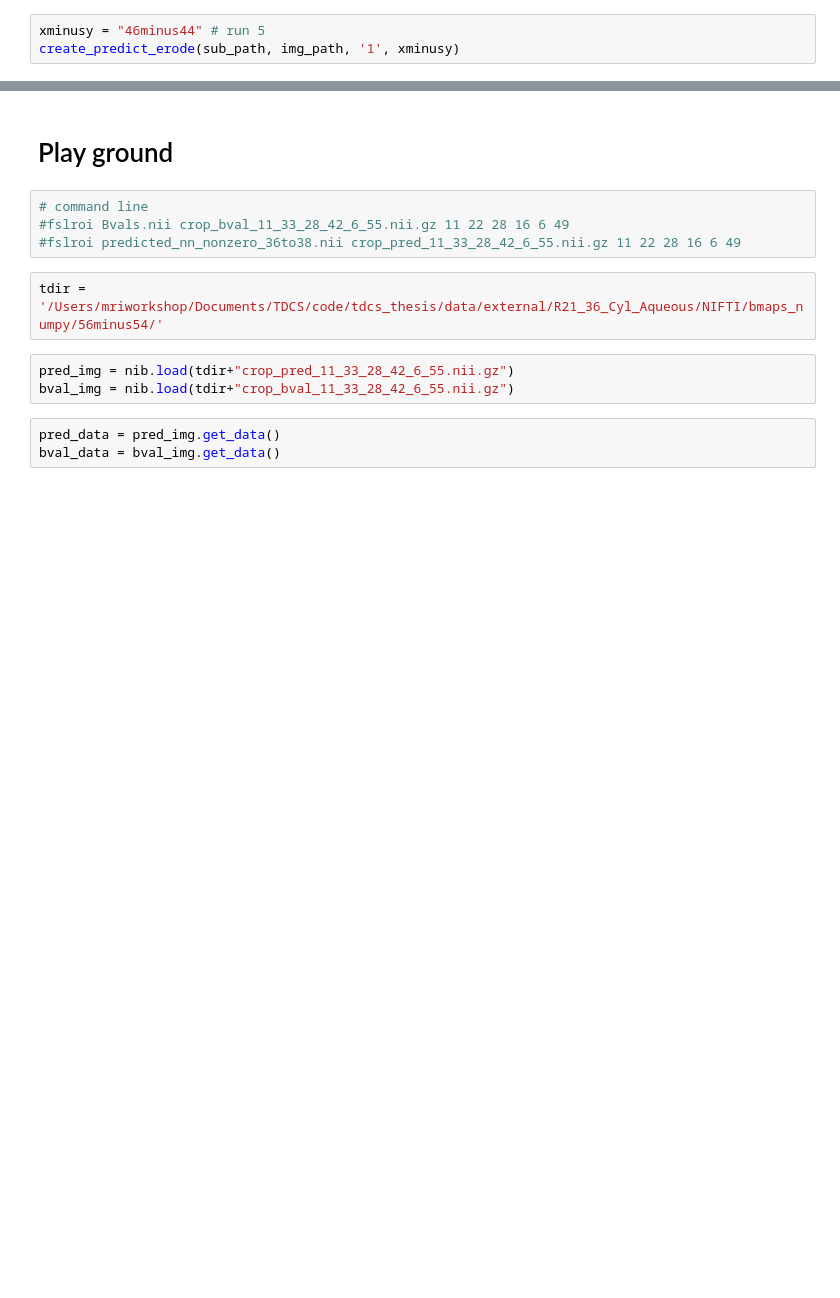
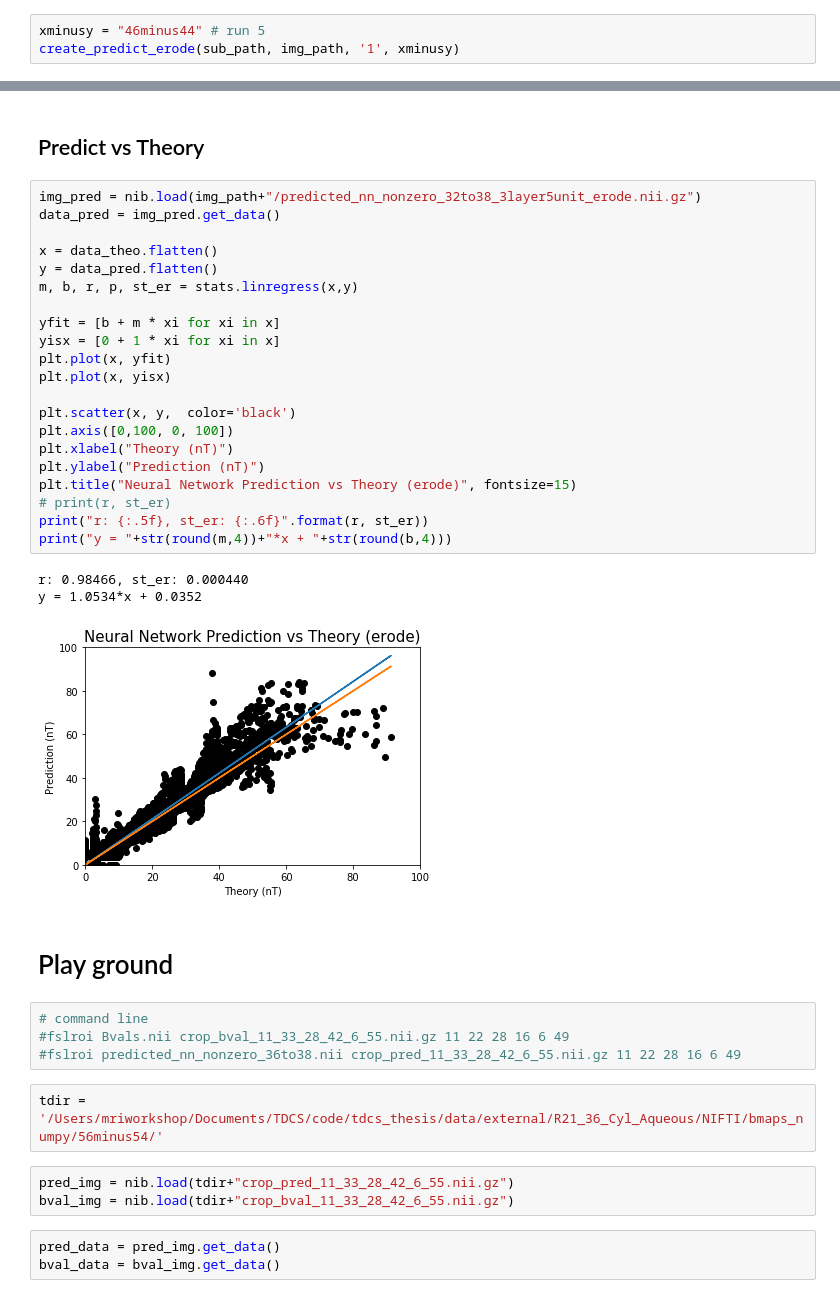
Before and after one commit to chikakoto/tdcs_thesis, a Jupyter notebook: notebooks/5.1_erode_image.ipynb, the cells around one changed output, grey strips where cells are left out. Cells and saved outputs as stored; diff of their text form; blank space fills up the shorter version.

```diff
--- a/notebooks/5.1_erode_image.ipynb
+++ b/notebooks/5.1_erode_image.ipynb
@@ -40,3 +76,30 @@ create_predict_erode(sub_path, img_path, '1', xminusy)
+# %% [markdown]
+## Predict vs Theory
+# %%
+img_pred = nib.load(img_path+"/predicted_nn_nonzero_32to38_3layer5unit_erode.nii.gz")
+data_pred = img_pred.get_data()
+
+x = data_theo.flatten()
+y = data_pred.flatten()
+m, b, r, p, st_er = stats.linregress(x,y)
+
+yfit = [b + m * xi for xi in x]
+yisx = [0 + 1 * xi for xi in x]
+plt.plot(x, yfit)
+plt.plot(x, yisx)
+
+plt.scatter(x, y,  color='black')
+plt.axis([0,100, 0, 100])
+plt.xlabel("Theory (nT)")
+plt.ylabel("Prediction (nT)")
+plt.title("Neural Network Prediction vs Theory (erode)", fontsize=15)
+# print(r, st_er)
+print("r: {:.5f}, st_er: {:.6f}".format(r, st_er))
+print("y = "+str(round(m,4))+"*x + "+str(round(b,4)))
+# %% [output]
+r: 0.98466, st_er: 0.000440
+y = 1.0534*x + 0.0352
+[figure, added]
 # %% [markdown]
 # Play ground
 # %%
```
Also changed, not shown: parts of 4 cells of this notebook, 7 other files.
